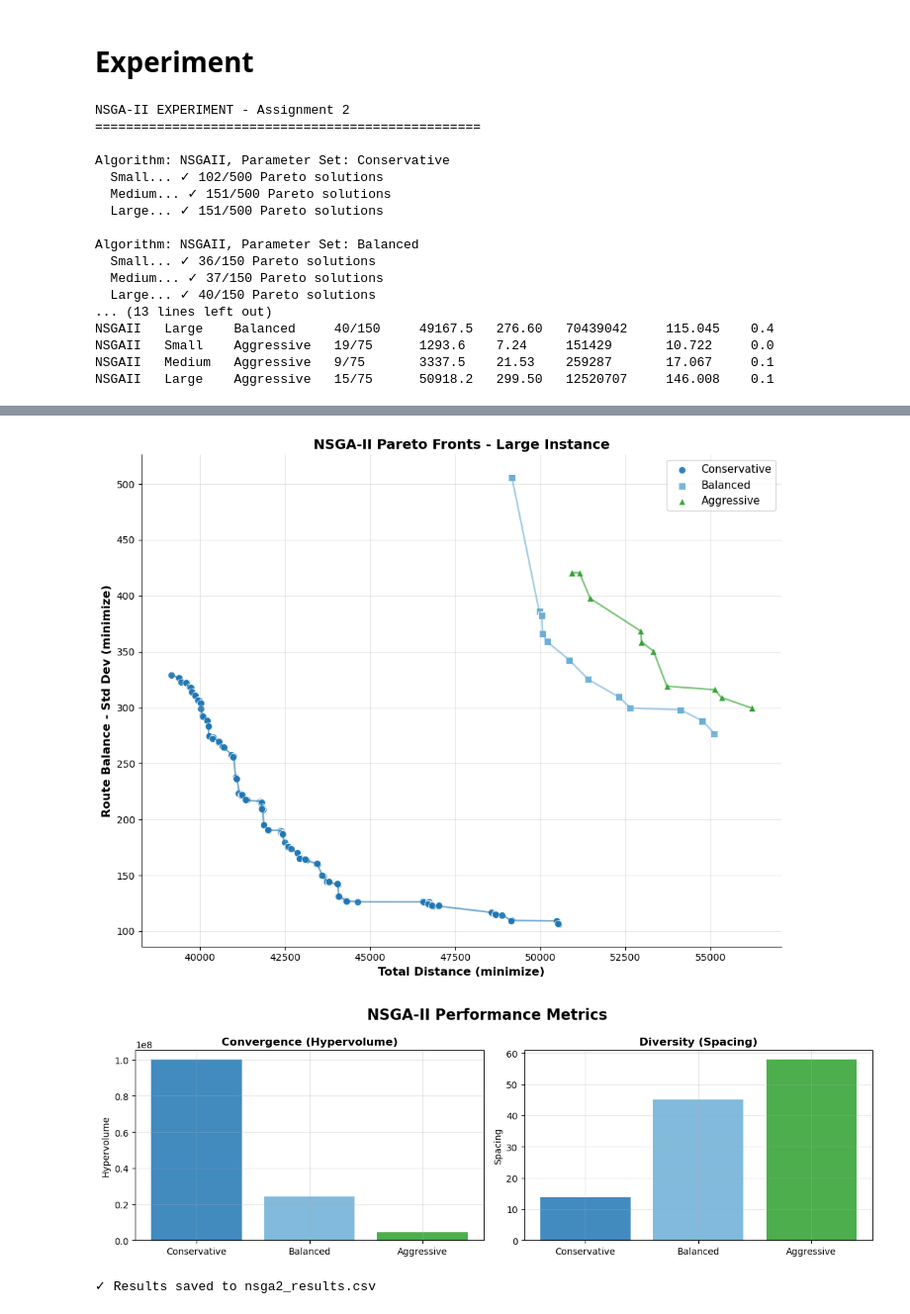
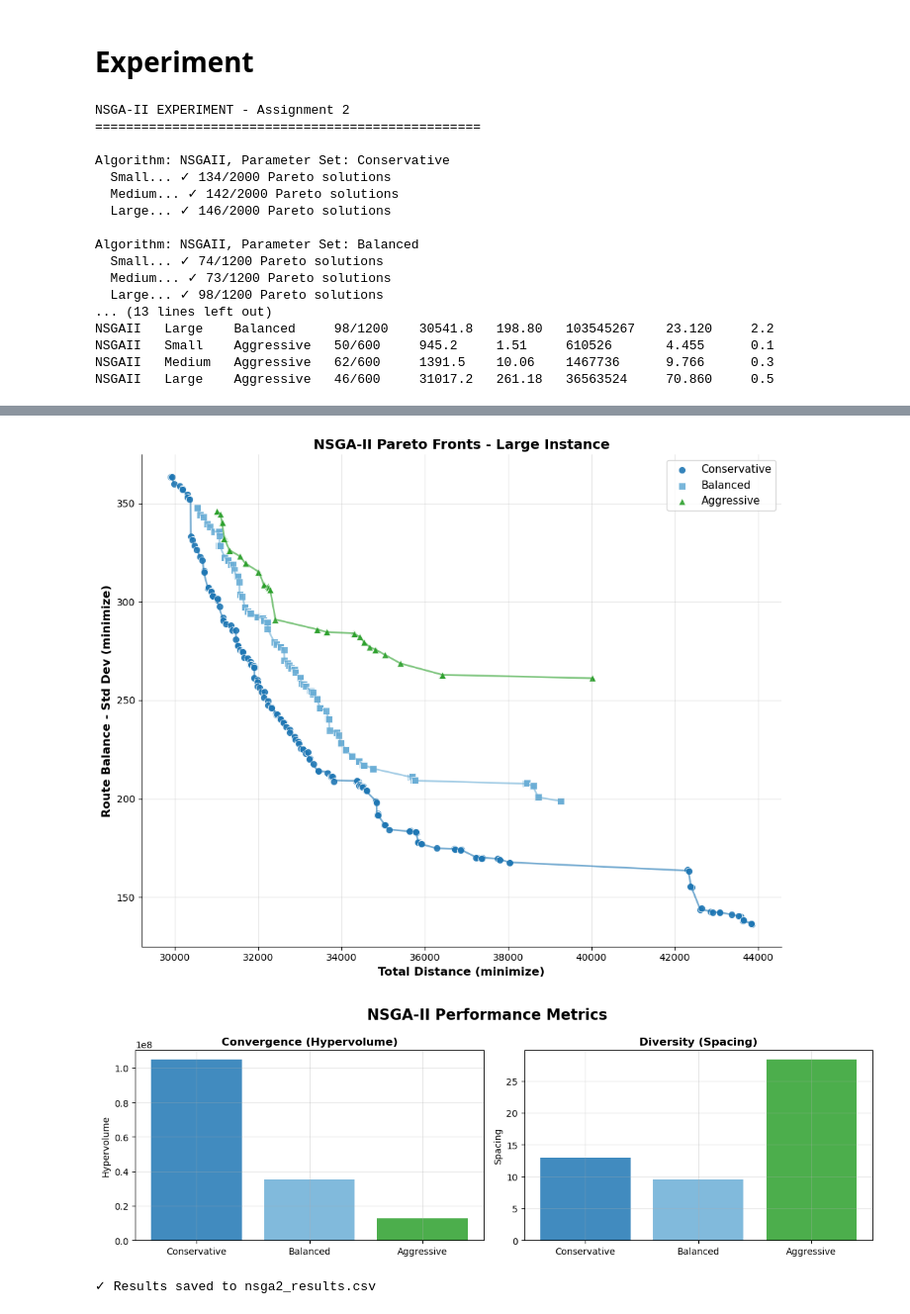
Before and after one commit to maxfinanger/4610-Midterm-Submission2, a Jupyter notebook: MOVRP.ipynb, the cells around one changed output, grey strips where cells are left out. Shown at 99% size. Drawn from its saved outputs; the diff is of its cells as text; code cells hidden in the pictures.

```diff
--- a/MOVRP.ipynb
+++ b/MOVRP.ipynb
@@ -671,30 +669,30 @@ instance_files = [
 
 # Keep Conservative fixed as requested; make the other two smaller to speed up.
 param_sets = [
-    {"name": "Conservative", "pop_size": 100, "generations": 500, "crossover_rate": 0.7, "mutation_rate": 0.2},
-    {"name": "Balanced",     "pop_size": 60,  "generations": 200, "crossover_rate": 0.8, "mutation_rate": 0.25},
-    {"name": "Aggressive",   "pop_size": 40,  "generations": 100, "crossover_rate": 0.9, "mutation_rate": 0.4}
+    {"name": "Conservative", "pop_size": 100, "generations": 500, "crossover_rate": 0.7, "mutation_rate": 0.2},  # Static - unchanged
+    {"name": "Balanced", "pop_size": 60, "generations": 200, "crossover_rate": 0.75, "mutation_rate": 0.15},     # More balanced exploration
+    {"name": "Aggressive", "pop_size": 30, "generations": 80, "crossover_rate": 0.95, "mutation_rate": 0.35}    # High exploration, fast convergence
 ]
 
 # Run fewer independent runs for speed (raise later for final report if needed)
 results, pareto_fronts, all_solutions = run_focused_experiment(
-    moea_classes, instance_files, param_sets, num_runs=5
+    moea_classes, instance_files, param_sets, num_runs=20
 )
 # %% [output]
 NSGA-II EXPERIMENT - Assignment 2
 ==================================================
 
 Algorithm: NSGAII, Parameter Set: Conservative
-  Small... ✓ 102/500 Pareto solutions
-  Medium... ✓ 151/500 Pareto solutions
-  Large... ✓ 151/500 Pareto solutions
+  Small... ✓ 134/2000 Pareto solutions
+  Medium... ✓ 142/2000 Pareto solutions
+  Large... ✓ 146/2000 Pareto solutions
 
 Algorithm: NSGAII, Parameter Set: Balanced
-  Small... ✓ 36/150 Pareto solutions
-  Medium... ✓ 37/150 Pareto solutions
-  Large... ✓ 40/150 Pareto solutions
+  Small... ✓ 74/1200 Pareto solutions
+  Medium... ✓ 73/1200 Pareto solutions
+  Large... ✓ 98/1200 Pareto solutions
 ... (13 lines left out)
-NSGAII   Large    Balanced     40/150     49167.5   276.60   70439042     115.045    0.4
-NSGAII   Small    Aggressive   19/75      1293.6    7.24     151429       10.722     0.0
-NSGAII   Medium   Aggressive   9/75       3337.5    21.53    259287       17.067     0.1
-NSGAII   Large    Aggressive   15/75      50918.2   299.50   12520707     146.008    0.1
+NSGAII   Large    Balanced     98/1200    30541.8   198.80   103545267    23.120     2.2
+NSGAII   Small    Aggressive   50/600     945.2     1.51     610526       4.455      0.1
+NSGAII   Medium   Aggressive   62/600     1391.5    10.06    1467736      9.766      0.3
+NSGAII   Large    Aggressive   46/600     31017.2   261.18   36563524     70.860     0.5
@@ -703,3 +701,3 @@ NSGAII   Large    Aggressive   15/75      50918.2   299.50   12520707     146.00
-[figure, old version]
+[figure, new version]
-[figure, old version]
+[figure, new version]
 ✓ Results saved to nsga2_results.csv
```
Also changed, not shown: parts of 2 cells of this notebook, 1 other file.
